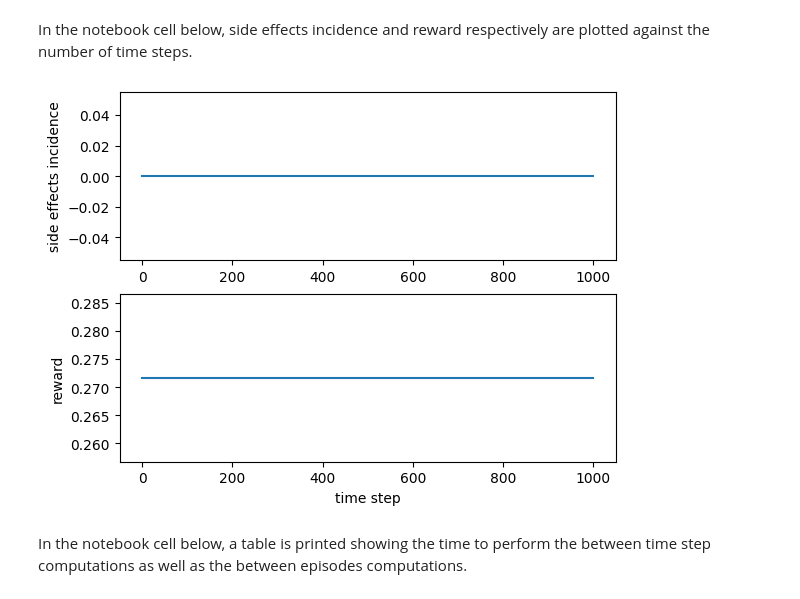
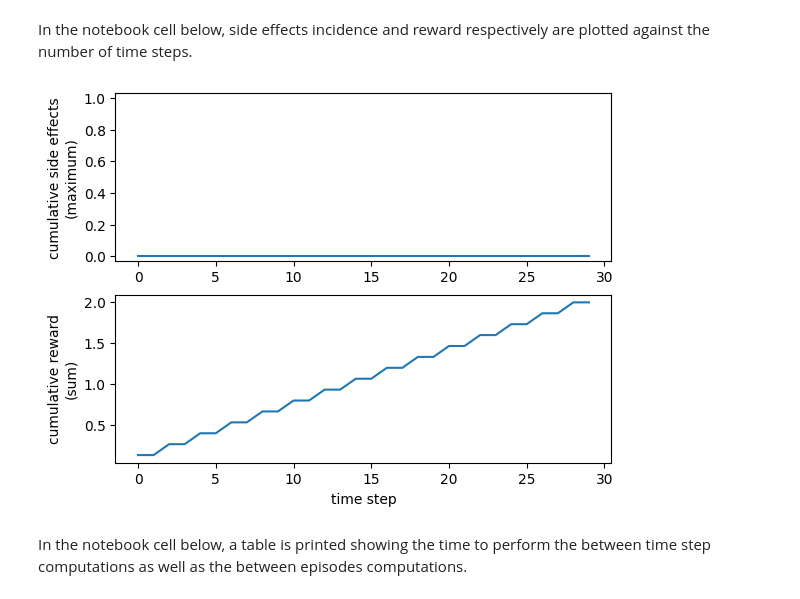
Before and after one commit to carlhenrikrolf/PilotExperimentation, a Jupyter notebook: notebook.ipynb, the cells around one changed output. Drawn from its saved outputs; the diff is of its cells as text; code cells hidden in the pictures.

```diff
--- a/notebook.ipynb
+++ b/notebook.ipynb
@@ -93,33 +92,27 @@ ns_between_time_steps = np.zeros(config["max_time_steps"]) * np.nan
 ns_between_episodes = np.zeros(config["max_time_steps"]) * np.nan
 
 # print
-print("intialisation")
-print("state:", previous_state)
+print("state:", state)
+print("time step:", 0, "\n")
 
 for time_step in range(config["max_time_steps"]):
 
-    # interact
-    action = agt.sample_action(previous_state)
-    current_state, reward, terminated, truncated, info = env.step(action)
-    agt.update(current_state, reward, info["side_effects"])
-
-    # save data
+    action = agt.sample_action(state)
+    print("action:", action)
+    state, reward, terminated, truncated, info = env.step(action)
     reward_cumulation[time_step] = reward
     side_effects_incidence[time_step] = env.get_side_effects_incidence()
+    print("state:", state)
+    print("reward:", reward)
+    print("side effects:")
+    pprint(info["side_effects"])
+    print("time step:", time_step + 1, "\n")
+    agt.update(state, reward, info["side_effects"])
     ns_between_time_steps[time_step] = agt.get_ns_between_time_steps()
     ns_between_episodes[time_step] = agt.get_ns_between_episodes()
-
-    # print
-    if time_step <= 1 or terminated or truncated or time_step >= config["max_time_steps"] - 2:
-        print("\nTime step:", time_step)
-        print("action:", action)
-        print("state:", current_state)
-        print("reward:", reward)
-        print("side effects:")
-        pprint(info["side_effects"])
 
     if terminated or truncated:
         break
 
-    previous_state = current_state
+print("number of policy changes:", agt.n_policy_changes)
 # %% [output]
@@ -141,18 +139,22 @@ ValueError: Verification returned 0 results. Expected 1 Boolean result.
 In the notebook cell below, side effects incidence and reward respectively are plotted against the number of time steps.
 # %%
 fig, (ax1, ax2) = plt.subplots(2, 1)
+#smoothing = 1#int(0.05*config["max_time_steps"])
 x = np.arange(0, config["max_time_steps"])
 ax2.set_xlabel("time step")
-ax1.set_ylabel("side effects incidence")
-y = side_effects_incidence
+ax1.set_ylabel("cumulative side effects\n(maximum)")
+ax1.set_ylim(-0.03, 1.03)
+d = pd.Series(side_effects_incidence)
+y = d.cummax() #d.rolling(smoothing).mean()
 ax1.plot(x, y)
-ax2.set_ylabel("reward")
-y = reward_cumulation
+ax2.set_ylabel("cumulative reward\n(sum)")
+d = pd.Series(reward_cumulation)
+y = d.cumsum()#d.rolling(smoothing).mean()
 ax2.plot(x, y)
 
 plt.show(fig)
 # %% [output]
-[figure, old version]
+[figure, new version]
 # %% [markdown]
 In the notebook cell below, a table is printed showing the time to perform the between time step computations as well as the between episodes computations.
 # %%
```
Also changed, not shown: parts of 4 cells of this notebook, 8 other files.
